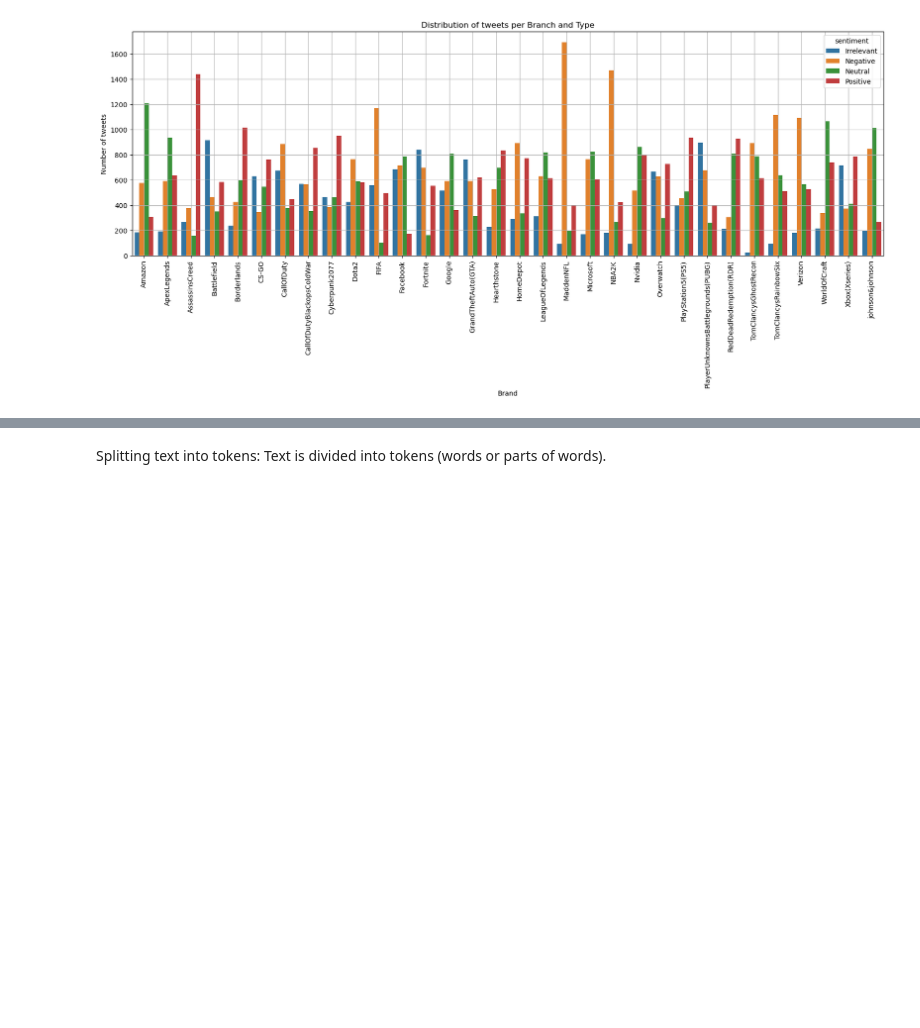
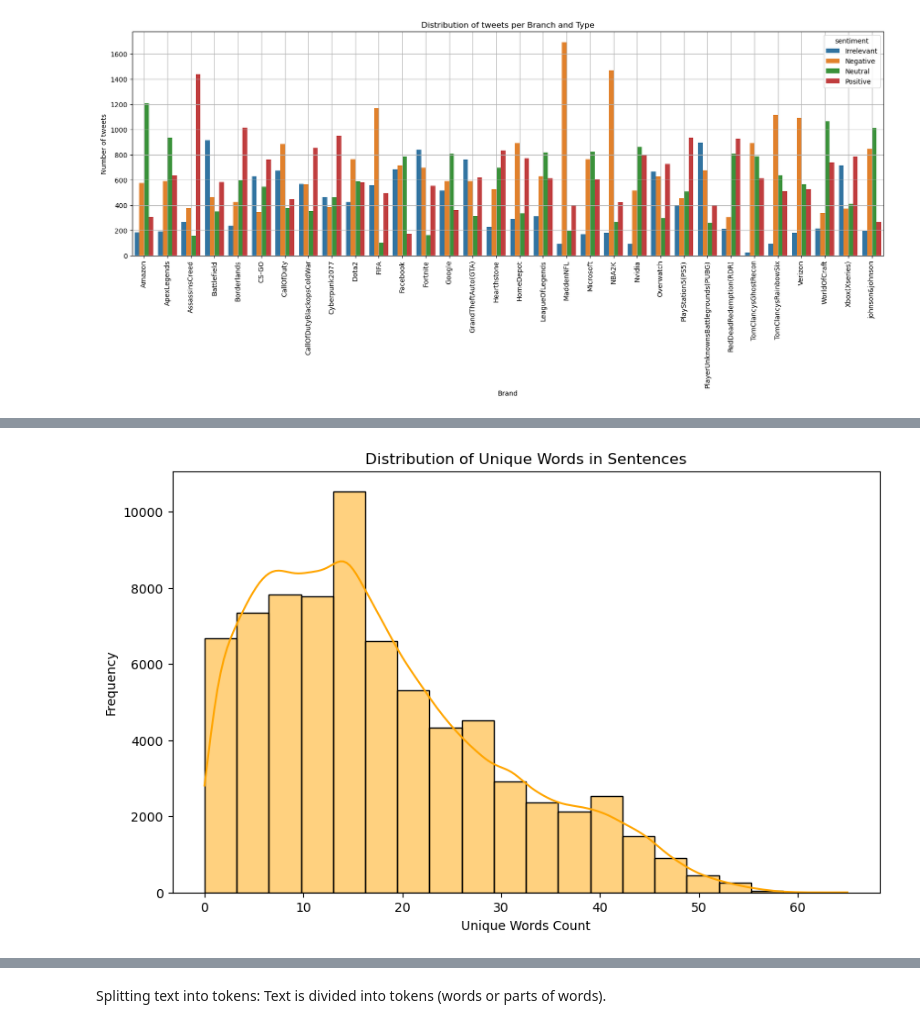
Before and after one commit to Psyhackological/sentimaniac, a Jupyter notebook: src/sentimaniac/mainv2.ipynb, the cells around one changed output, grey strips where cells are left out. Cells and saved outputs as stored; diff of their text form; code cells hidden in the pictures; blank space fills up the shorter version.

```diff
--- a/src/sentimaniac/mainv2.ipynb
+++ b/src/sentimaniac/mainv2.ipynb
@@ -311,0 +369,9 @@ plt.title("Distribution of tweets per Branch and Type");
+# %%
+plt.figure(figsize=(10, 6))
+sns.histplot(train_data_plot['unique_words'], kde=True, color='orange', bins=20)
+plt.title('Distribution of Unique Words in Sentences')
+plt.xlabel('Unique Words Count')
+plt.ylabel('Frequency')
+plt.show()
+# %% [output]
+[figure, added]
```
Also changed, not shown: parts of 16 cells of this notebook.
